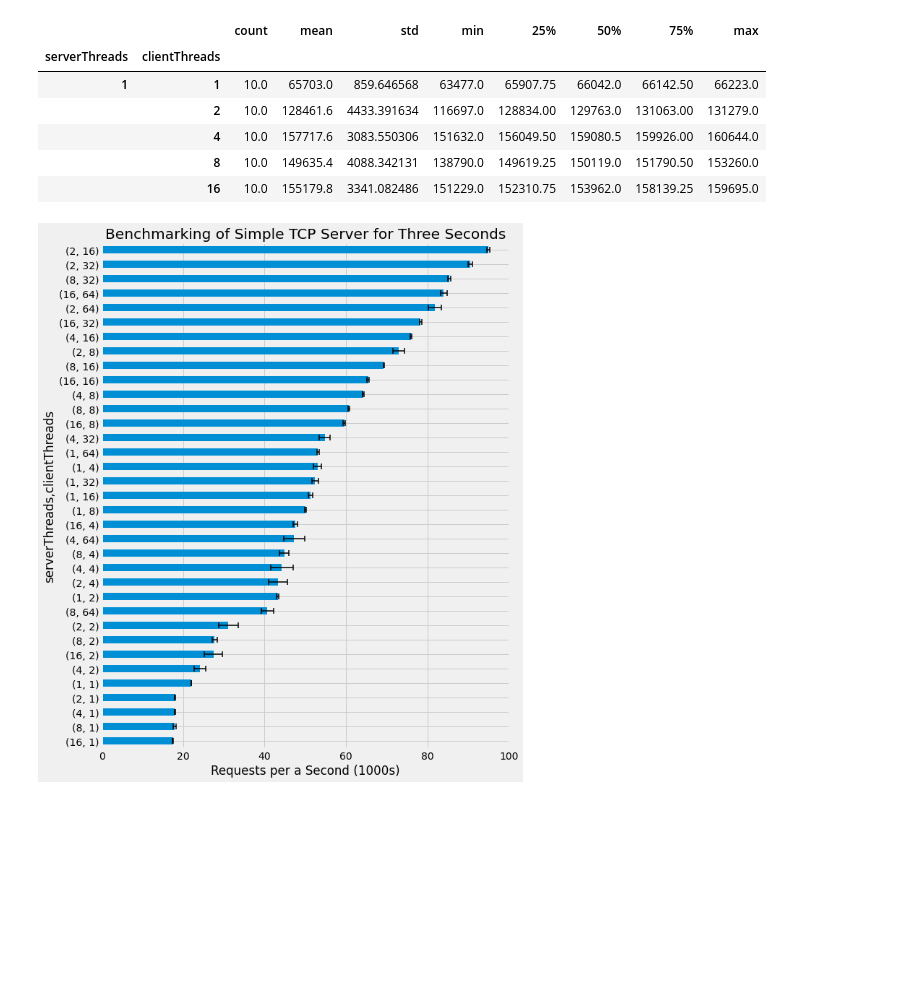
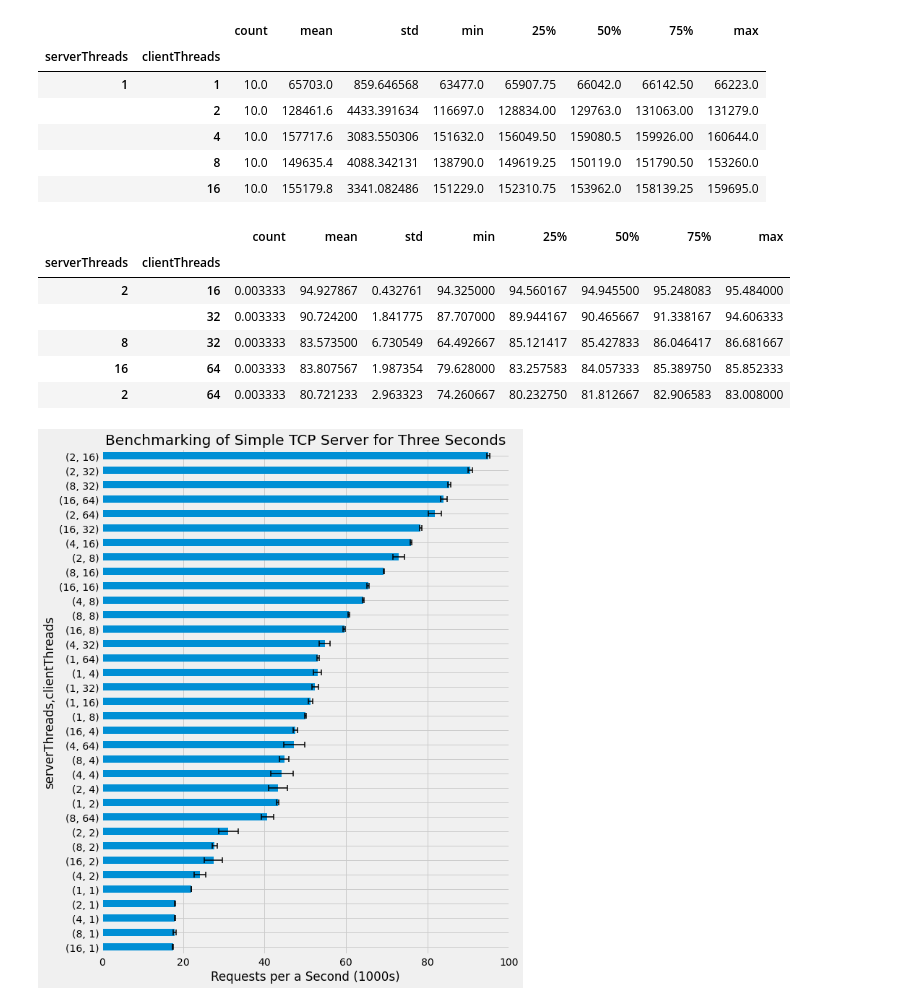
Before and after one commit to DBFromZero/dbf0java, a Jupyter notebook: analysis/benchmark_socket_server.ipynb, the cells around one changed output. Cells and saved outputs as stored; diff of their text form; code cells hidden in the pictures; blank space fills up the shorter version.

```diff
--- a/analysis/benchmark_socket_server.ipynb
+++ b/analysis/benchmark_socket_server.ipynb
@@ -34,14 +38,22 @@ agg_results.head()
 |  | 16 | 10.0 | 155179.8 | 3341.082486 | 151229.0 | 152310.75 | 153962.0 | 158139.25 | 159695.0 |
 # %%
 x = agg_results.div(1000).div(duration_seconds).sort_values('50%')
+display(x.tail().iloc[::-1])
 iq = x[['25%', '75%']].copy()
 iq['25%'] = x['50%'] - iq['25%']
 iq['75%'] -= x['50%']
 x.plot.barh(figsize=(9, 12), y='50%', xerr=iq.values.T,
             error_kw=dict(ecolor='black', lw=1.5, capsize=4, capthick=1.5))
 plt.gca().get_legend().remove()
 plt.xlabel('Requests per a Second (1000s)')
 plt.title('Benchmarking of Simple TCP Server for Three Seconds')
 del x
 # %% [output]
+|  |  | count | mean | std | min | 25% | 50% | 75% | max |
+| serverThreads | clientThreads |  |  |  |  |  |  |  |  |
+| 2 | 16 | 0.003333 | 94.927867 | 0.432761 | 94.325000 | 94.560167 | 94.945500 | 95.248083 | 95.484000 |
+|  | 32 | 0.003333 | 90.724200 | 1.841775 | 87.707000 | 89.944167 | 90.465667 | 91.338167 | 94.606333 |
+| 8 | 32 | 0.003333 | 83.573500 | 6.730549 | 64.492667 | 85.121417 | 85.427833 | 86.046417 | 86.681667 |
+| 16 | 64 | 0.003333 | 83.807567 | 1.987354 | 79.628000 | 83.257583 | 84.057333 | 85.389750 | 85.852333 |
+| 2 | 64 | 0.003333 | 80.721233 | 2.963323 | 74.260667 | 80.232750 | 81.812667 | 82.906583 | 83.008000 |
 [figure]
```
Also changed, not shown: parts of 1 cell of this notebook.
